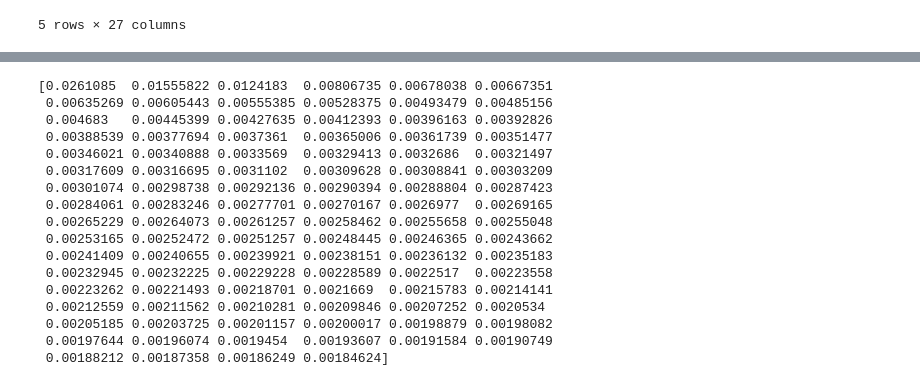
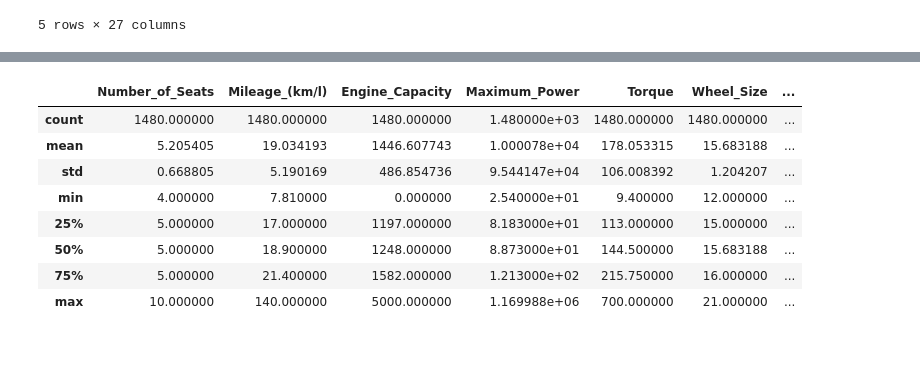
Before and after one commit to Nagasuruthi-R/car_dheko_machine_learning, a Jupyter notebook: project/Preprocessing_datas.ipynb, the cells around one changed output, grey strips where cells are left out. Saved outputs shown, nothing was run; the diff lists cells and outputs as text; code cells hidden in the pictures; blank space fills up the shorter version.

```diff
--- a/project/Preprocessing_datas.ipynb
+++ b/project/Preprocessing_datas.ipynb
@@ -830,20 +940,18 @@ pca_df.head()
-# %%
-print(pca.explained_variance_ratio_)
-# %% [output]
-[0.0261085  0.01555822 0.0124183  0.00806735 0.00678038 0.00667351
- 0.00635269 0.00605443 0.00555385 0.00528375 0.00493479 0.00485156
- 0.004683   0.00445399 0.00427635 0.00412393 0.00396163 0.00392826
- 0.00388539 0.00377694 0.0037361  0.00365006 0.00361739 0.00351477
- 0.00346021 0.00340888 0.0033569  0.00329413 0.0032686  0.00321497
- 0.00317609 0.00316695 0.0031102  0.00309628 0.00308841 0.00303209
- 0.00301074 0.00298738 0.00292136 0.00290394 0.00288804 0.00287423
- 0.00284061 0.00283246 0.00277701 0.00270167 0.0026977  0.00269165
- 0.00265229 0.00264073 0.00261257 0.00258462 0.00255658 0.00255048
- 0.00253165 0.00252472 0.00251257 0.00248445 0.00246365 0.00243662
- 0.00241409 0.00240655 0.00239921 0.00238151 0.00236132 0.00235183
- 0.00232945 0.00232225 0.00229228 0.00228589 0.0022517  0.00223558
- 0.00223262 0.00221493 0.00218701 0.0021669  0.00215783 0.00214141
- 0.00212559 0.00211562 0.00210281 0.00209846 0.00207252 0.0020534
- 0.00205185 0.00203725 0.00201157 0.00200017 0.00198879 0.00198082
- 0.00197644 0.00196074 0.0019454  0.00193607 0.00191584 0.00190749
- 0.00188212 0.00187358 0.00186249 0.00184624]
+# %%
+numerical_columns = [
+    'Number_of_Seats', 'Mileage_(km/l)', 'Engine_Capacity', 'Maximum_Power',
+    'Torque', 'Wheel_Size', 'Kilometers_Driven', 'Number_of_Owners',
+    'Model_Year', 'Listed_Price', 'Actual_Price'
+]
+
+df[numerical_columns].describe()
+# %% [output]
+|  | Number_of_Seats | Mileage_(km/l) | Engine_Capacity | Maximum_Power | Torque | Wheel_Size | ... |
+| count | 1480.000000 | 1480.000000 | 1480.000000 | 1.480000e+03 | 1480.000000 | 1480.000000 | ... |
+| mean | 5.205405 | 19.034193 | 1446.607743 | 1.000078e+04 | 178.053315 | 15.683188 | ... |
+| std | 0.668805 | 5.190169 | 486.854736 | 9.544147e+04 | 106.008392 | 1.204207 | ... |
+| min | 4.000000 | 7.810000 | 0.000000 | 2.540000e+01 | 9.400000 | 12.000000 | ... |
+| 25% | 5.000000 | 17.000000 | 1197.000000 | 8.183000e+01 | 113.000000 | 15.000000 | ... |
+| 50% | 5.000000 | 18.900000 | 1248.000000 | 8.873000e+01 | 144.500000 | 15.683188 | ... |
+| 75% | 5.000000 | 21.400000 | 1582.000000 | 1.213000e+02 | 215.750000 | 16.000000 | ... |
+| max | 10.000000 | 140.000000 | 5000.000000 | 1.169988e+06 | 700.000000 | 21.000000 | ... |
```
Also changed, not shown: parts of 37 cells of this notebook, 9 other files.
